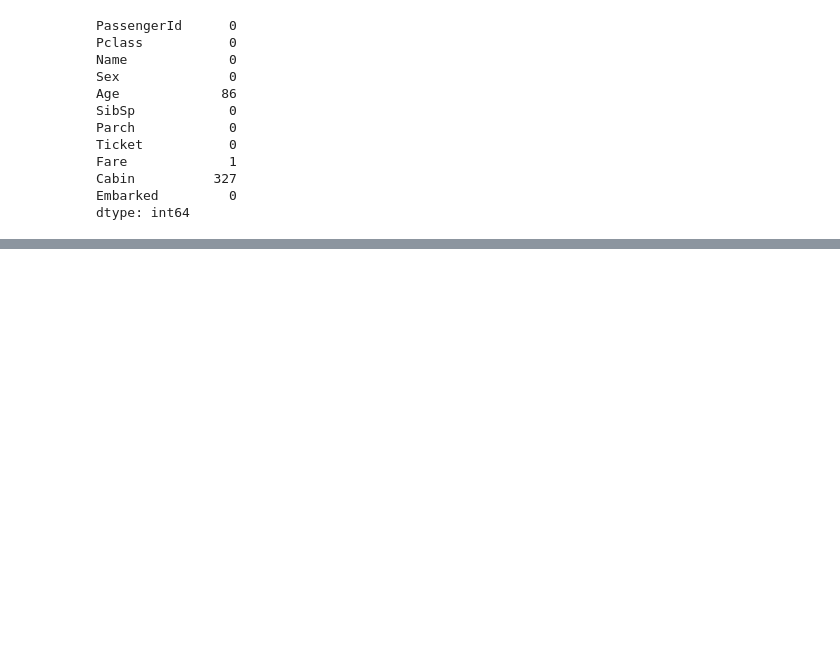
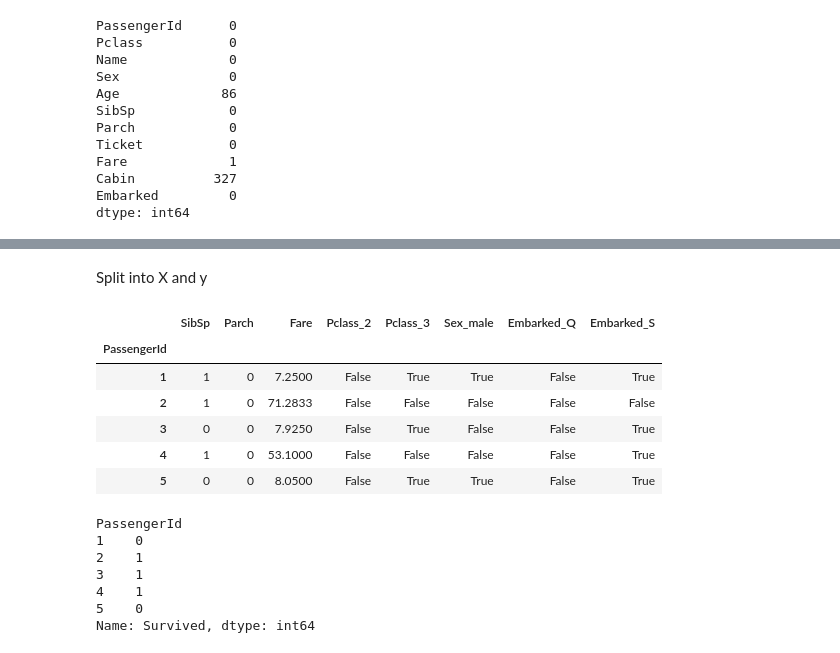
Before and after one commit to fbazzi19/kaggleTitanic, a Jupyter notebook: titanic_ml.ipynb, the cells around one changed output, grey strips where cells are left out. Drawn from its saved outputs; the diff is of its cells as text; code cells hidden in the pictures; blank space fills up the shorter version.

```diff
--- a/titanic_ml.ipynb
+++ b/titanic_ml.ipynb
@@ -115,0 +146,25 @@ Age and Cabin features are missing for many passengers, so they will be removed
+# %% [markdown]
+Split into X and y
+# %%
+train_data = train_data.set_index('PassengerId')
+pid=test_data['PassengerId']
+test_data = test_data.set_index('PassengerId')
+X_train = train_data.drop(columns=['Survived'])
+y_train = train_data['Survived']
+X_train.head()
+y_train.head()
+# %% [output]
+|  | SibSp | Parch | Fare | Pclass_2 | Pclass_3 | Sex_male | Embarked_Q | Embarked_S |
+| PassengerId |  |  |  |  |  |  |  |  |
+| 1 | 1 | 0 | 7.2500 | False | True | True | False | True |
+| 2 | 1 | 0 | 71.2833 | False | False | False | False | False |
+| 3 | 0 | 0 | 7.9250 | False | True | False | False | True |
+| 4 | 1 | 0 | 53.1000 | False | False | False | False | True |
+| 5 | 0 | 0 | 8.0500 | False | True | True | False | True |
+PassengerId
+1    0
+2    1
+3    1
+4    1
+5    0
+Name: Survived, dtype: int64
```
Also changed, not shown: parts of 14 cells of this notebook.
